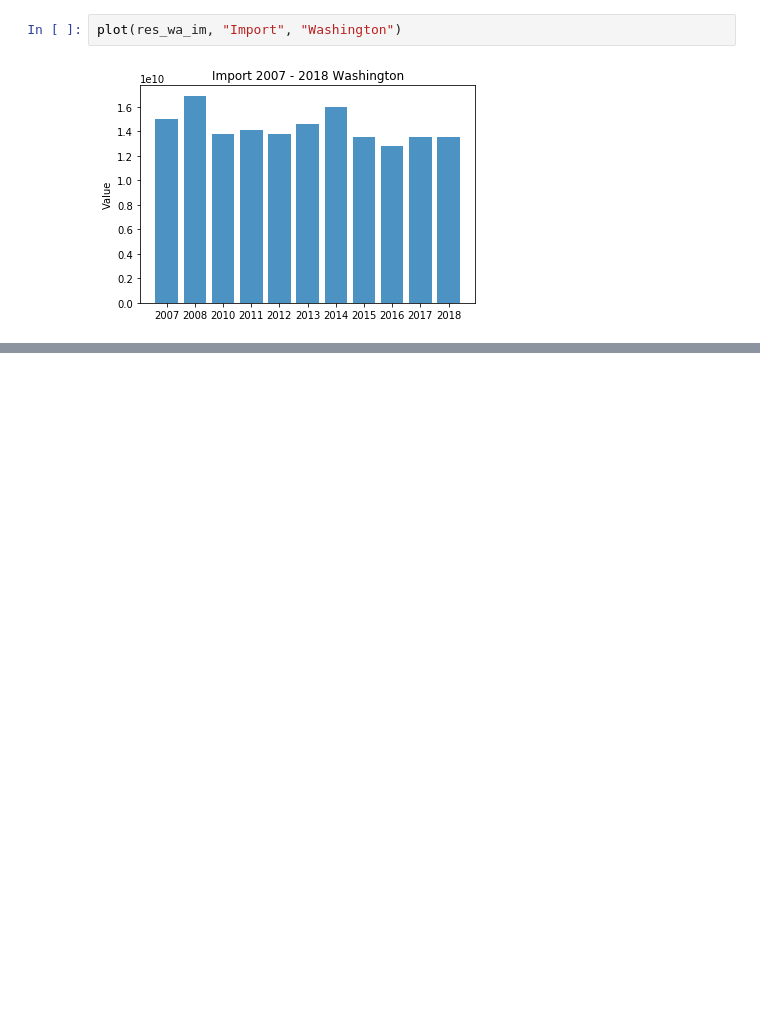
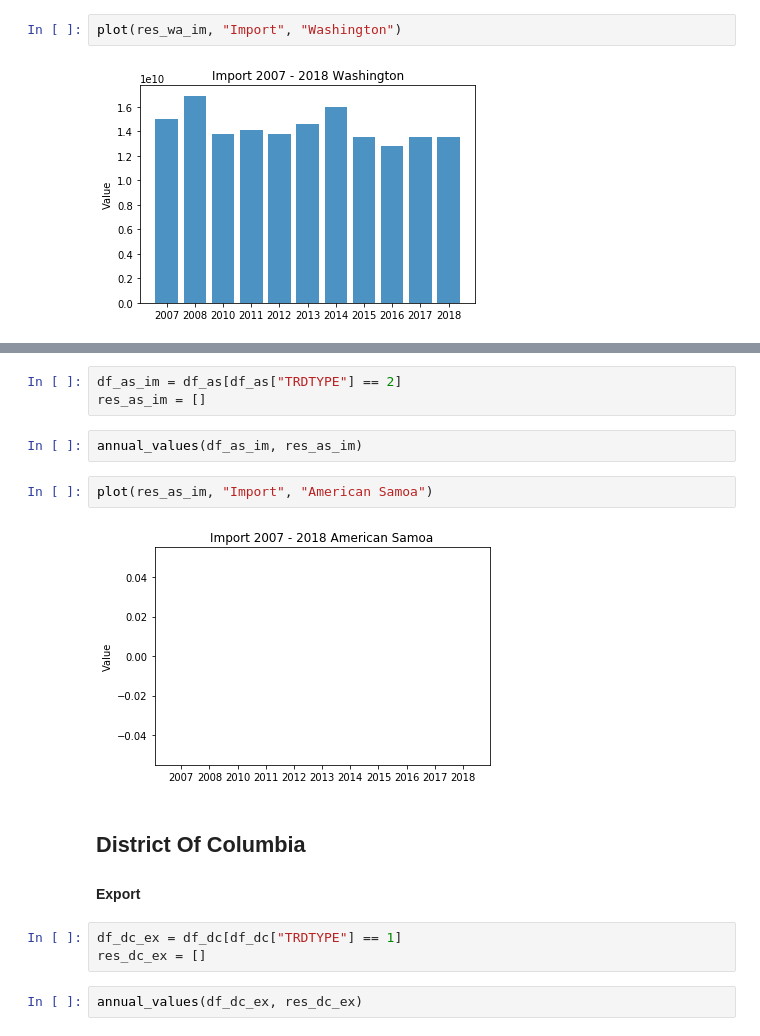
Before and after one commit to BlkPingu/FrightDataAnalysis, a Jupyter notebook: henni/YearValuesByState-CA.ipynb, the cells around one changed output, grey strips where cells are left out. Cells and saved outputs as stored; diff of their text form; blank space fills up the shorter version.

```diff
--- a/henni/YearValuesByState-CA.ipynb
+++ b/henni/YearValuesByState-CA.ipynb
@@ -287,0 +339,18 @@ plot(res_wa_im, "Import", "Washington")
+# %%
+df_as_im = df_as[df_as["TRDTYPE"] == 2]
+res_as_im = []
+# %%
+annual_values(df_as_im, res_as_im)
+# %%
+plot(res_as_im, "Import", "American Samoa")
+# %% [output]
+[figure, added]
+# %% [markdown]
+## District Of Columbia
+
+#### Export
+# %%
+df_dc_ex = df_dc[df_dc["TRDTYPE"] == 1]
+res_dc_ex = []
+# %%
+annual_values(df_dc_ex, res_dc_ex)
```
Also changed, not shown: parts of 54 cells of this notebook, 1 other file.
